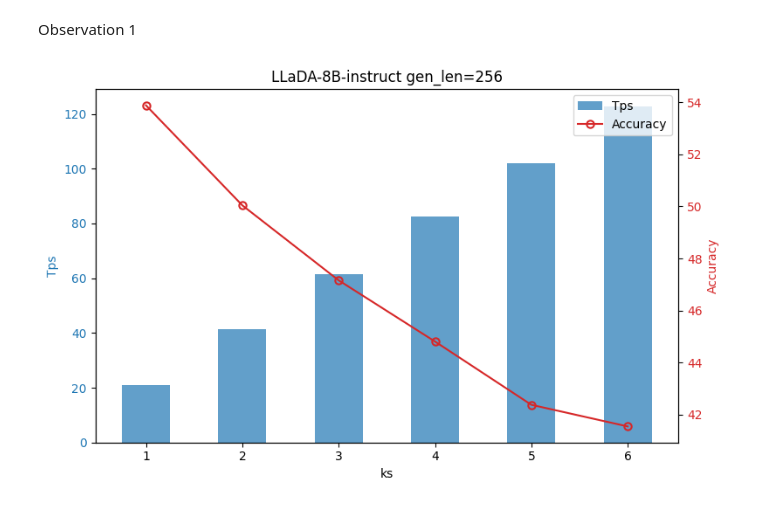
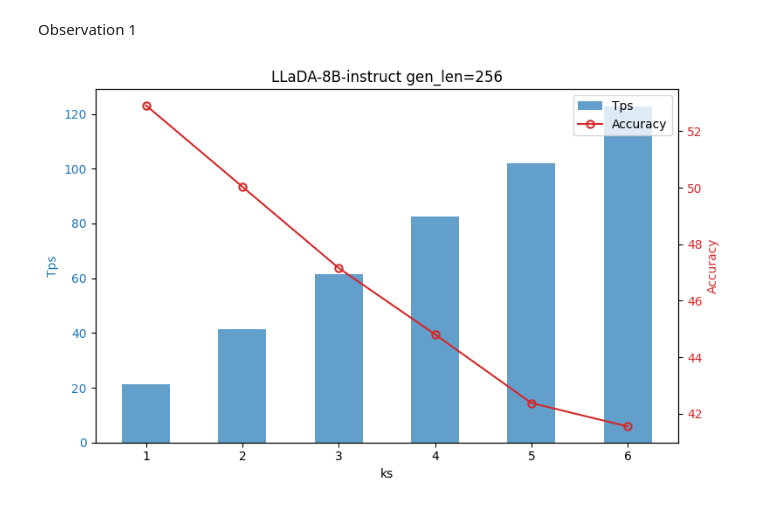
Before and after one commit to monash-yann/dllm-research, a Jupyter notebook: visualization/tiny_experiments.ipynb, the cells around one changed output. Cells and saved outputs as stored; diff of their text form; code cells hidden in the pictures.

```diff
--- a/visualization/tiny_experiments.ipynb
+++ b/visualization/tiny_experiments.ipynb
@@ -18,8 +18,8 @@ tiny experiments
 Observation 1
 # %%
 ks = [1, 2, 3, 4, 5, 6]
-score = [53.88, 50.04, 47.16, 44.81, 42.38, 41.55]
-tps = [21.04, 41.33, 61.55, 82.66, 101.85, 122.87]
+score = [52.92, 50.04, 47.16, 44.81, 42.38, 41.55]
+tps = [21.22, 41.33, 61.55, 82.66, 101.85, 122.87]
 
 fig, ax2 = plt.subplots(figsize=(8, 5))
 
@@ -31,31 +31,31 @@ ax2.tick_params(axis='y', labelcolor=color_tps)
 ax2.set_xlabel('ks')
 ax2.set_xticks(ks)
 
 # 左轴：Accuracy（折线，空心点）
 ax1 = ax2.twinx()
 color_score = 'tab:red'
 ax1.set_ylabel('Accuracy', color=color_score)
 line_plot, = ax1.plot(
     ks, score,
     color=color_score,
     marker='o',
     linestyle='-',
     label='Accuracy',
     markerfacecolor='none',
     markeredgecolor=color_score,
     markeredgewidth=1.5
 )
 ax1.tick_params(axis='y', labelcolor=color_score)
 
 plt.title('LLaDA-8B-instruct gen_len=256')
 
 # 合并图例（使用 ax1 的位置显示）
 plots = [bar_plot, line_plot]
 labels = [p.get_label() for p in plots]
 ax1.legend(plots, labels, loc='upper right')
 
 fig.tight_layout()
 fig.savefig('tiny_imgs/obs1.png', dpi=159, bbox_inches='tight')
 # plt.show()
 # %% [output]
-[figure, old version]
+[figure, new version]
```
Also changed, not shown: 11 other files.
